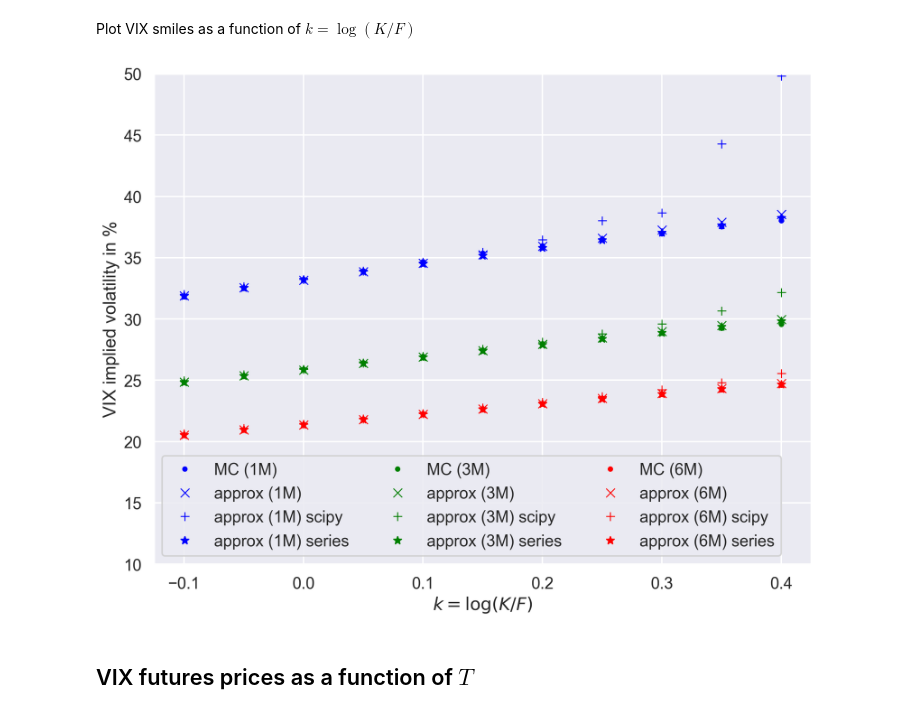
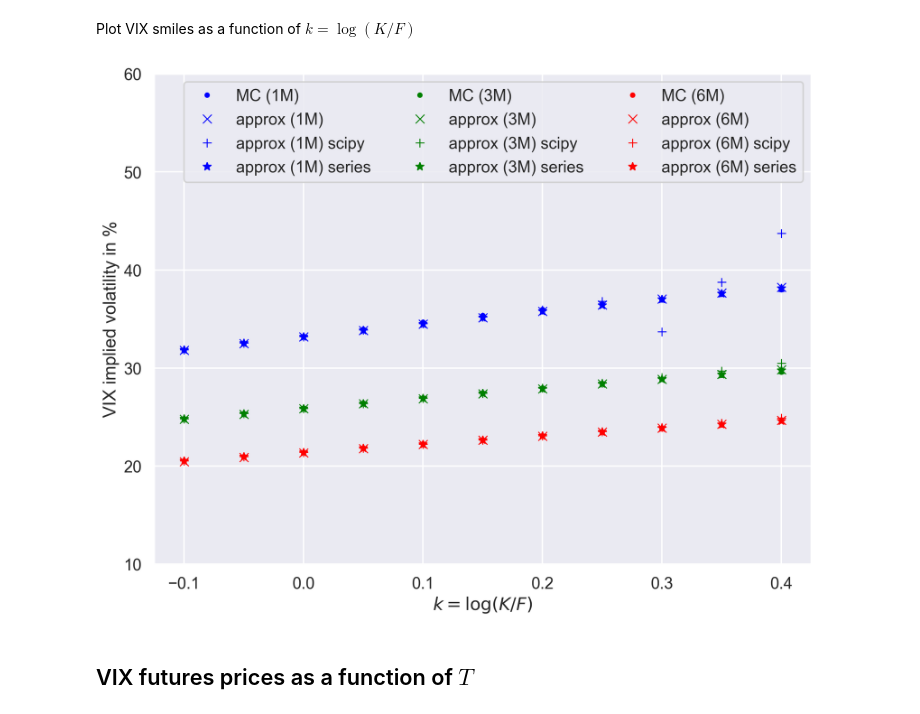
Before and after one commit to fbourgey/rough-bergomi, a Jupyter notebook: vix_weak_approx.ipynb, the cells around one changed output. Cells and saved outputs as stored; diff of their text form; code cells hidden in the pictures.

```diff
--- a/vix_weak_approx.ipynb
+++ b/vix_weak_approx.ipynb
@@ -422,8 +422,7 @@ impvol_vix_mixed_approx_series = {
             k=ks,
             T=T,
             order=0,
-            hermite_series=True,
-            n_trunc_herm=5,
+            n_trunc_herm=3,
         )
     )
     for month, T in mats.items()
@@ -437,35 +436,35 @@ for i, month in enumerate(mats.keys()):
         ".",
         color=COLORS[i],
         label=f"MC ({month})",
     )
     ax.plot(
         ks,
         100 * impvol_vix_mixed_approx[month],
         "x",
         color=COLORS[i],
         label=f"approx ({month})",
     )
     ax.plot(
         ks,
         100 * impvol_vix_mixed_approx_scipy[month],
         "+",
         color=COLORS[i],
         label=f"approx ({month}) scipy",
     )
     ax.plot(
         ks,
         100 * impvol_vix_mixed_approx_series[month],
         "*",
         color=COLORS[i],
         label=f"approx ({month}) series",
     )
 ax.set_xlabel(r"$k=\log(K/F)$")
 ax.set_ylabel("VIX implied volatility in %")
 ax.legend(ncol=3)
-ax.set_ylim(10, 50)
+ax.set_ylim(10, 60)
 plt.show()
 # %% [output]
-[figure, old version]
+[figure, new version]
 # %%
 # TODO: write down psi function and try to user Hermite series expansion there
 # %% [markdown]
```
Also changed, not shown: 2 other files.
